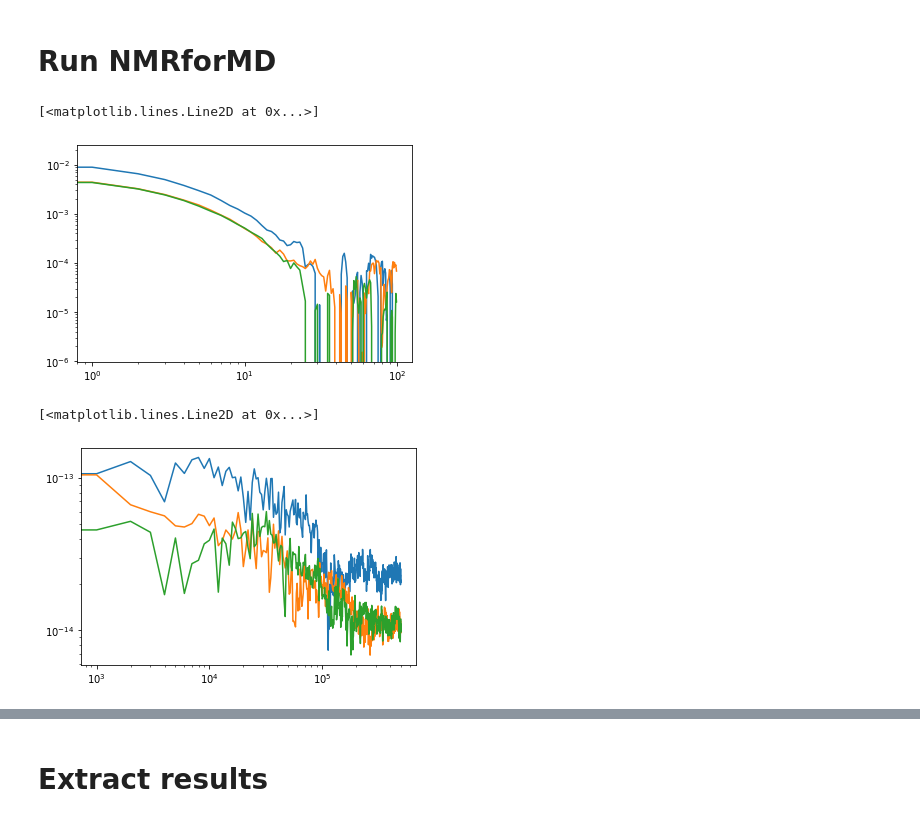
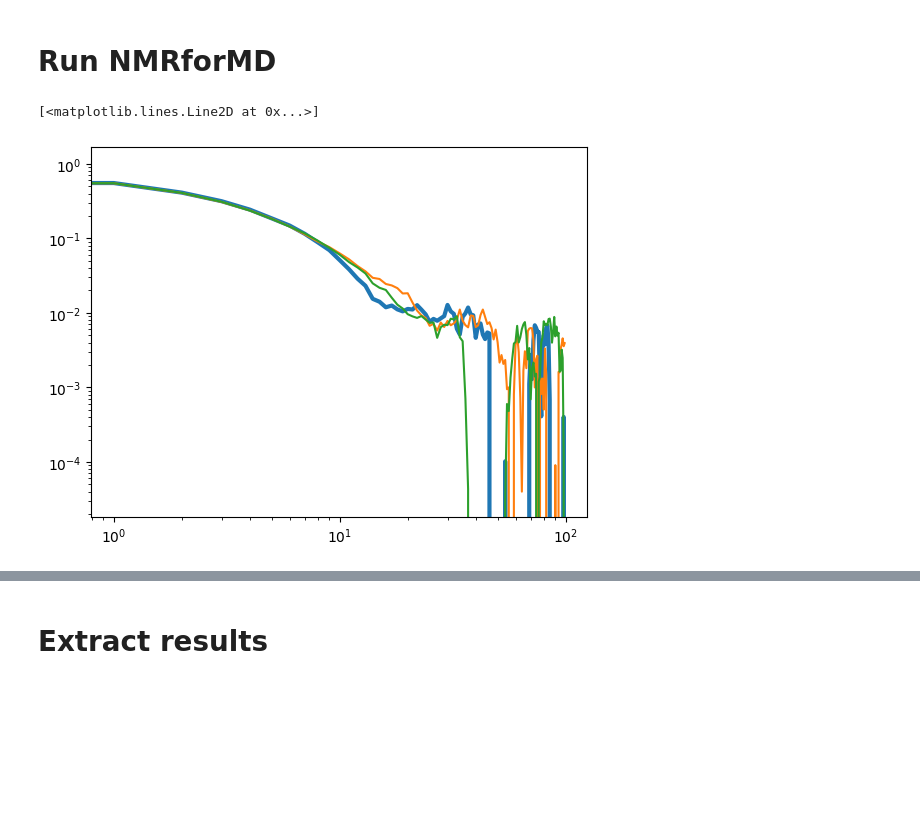
Before and after one commit to simongravelle/nmrformd, a Jupyter notebook: examples/bulk-water/test.ipynb, the cells around one changed output, grey strips where cells are left out. Saved outputs shown, nothing was run; the diff lists cells and outputs as text; code cells hidden in the pictures; blank space fills up the shorter version.

```diff
--- a/examples/bulk-water/test.ipynb
+++ b/examples/bulk-water/test.ipynb
@@ -32,14 +35,7 @@ nmr_result = nmrmd.NMR(u, group_i, number_i=50, isotropic=False)
 # %%
-plt.loglog(nmr_result.t[:100], nmr_result.gij[0][:100]/6)
-plt.loglog(nmr_result.t[:100], nmr_result.gij[1][:100])
-plt.loglog(nmr_result.t[:100], nmr_result.gij[2][:100]/4)
+plt.loglog(nmr_result.t[:100], nmr_result.gij[0][:100]/nmr_result.gij[0][0], '-', linewidth=3)
+plt.loglog(nmr_result.t[:100], 6*nmr_result.gij[1][:100]/nmr_result.gij[0][0])
+plt.loglog(nmr_result.t[:100], 1.5*nmr_result.gij[2][:100]/nmr_result.gij[0][0])
 # %% [output]
 [<matplotlib.lines.Line2D at 0x...>]
-[figure, old version]
+[figure, new version]
-# %%
-plt.loglog(nmr_result.f[:500], nmr_result.J[0][:500]/6)
-plt.loglog(nmr_result.f[:500], nmr_result.J[1][:500])
-plt.loglog(nmr_result.f[:500], nmr_result.J[2][:500]/4)
-# %% [output]
-[<matplotlib.lines.Line2D at 0x...>]
-[figure, removed]
```
Also changed, not shown: parts of 23 cells of this notebook, 2 other files.
